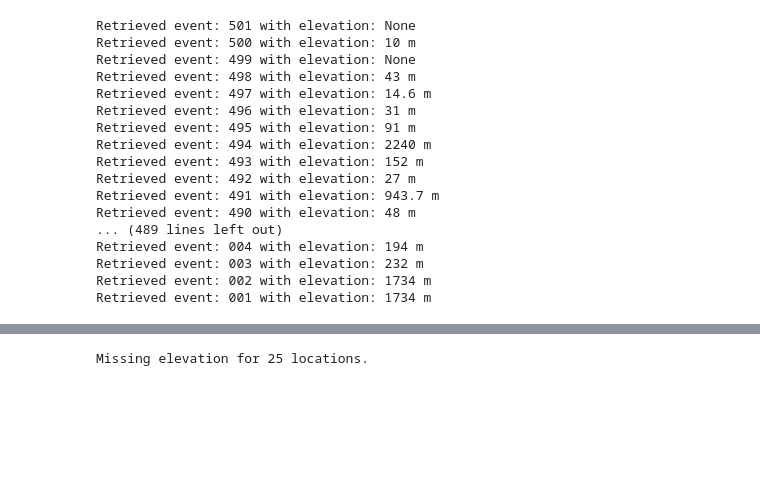
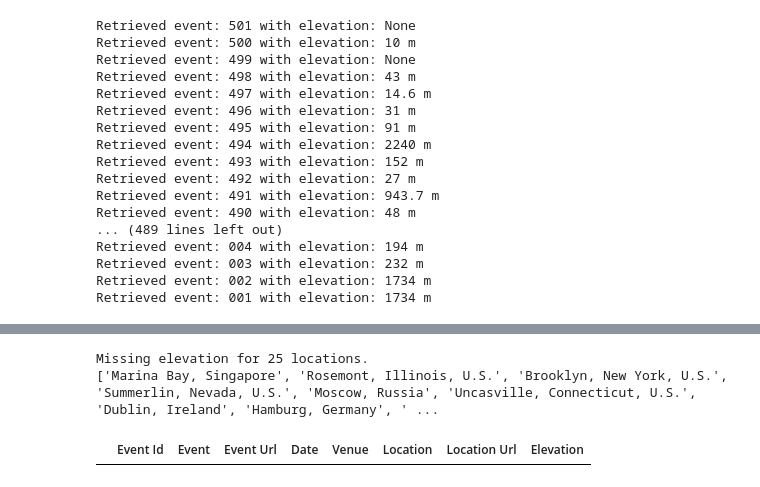
Before and after one commit to JamesPeralta/UFC-Fight-Predictor, a Jupyter notebook: Event_With_Elevation.ipynb, the cells around one changed output, grey strips where cells are left out. Saved outputs shown, nothing was run; the diff lists cells and outputs as text; code cells hidden in the pictures; blank space fills up the shorter version.

Commit message:
added code to grab fighter location and elevation of that location

```diff
--- a/Event_With_Elevation.ipynb
+++ b/Event_With_Elevation.ipynb
@@ -35,10 +36,12 @@ def get_elevation(url):
 
     if(elevation_str != ''):
         regex = '([\d]+|[\d\,\d]+|[\d\.\d]+|[\d\,]+[\.\d]+)(\sm)'
-        elevation, elevation_unit = re.search(regex, elevation_str).group().split()
-        elevation = re.sub(',', '', elevation)
-        return (elevation + ' ' + elevation_unit).strip()
-
+        try:
+            elevation, elevation_unit = re.search(regex, elevation_str).group().split()
+            elevation = re.sub(',', '', elevation)
+            return (elevation + ' ' + elevation_unit).strip()
+        except:
+            return None
     return None
 
 def get_column_value(row, col_num, get_url):
@@ -111,5 +114,42 @@ past_events_data.loc[past_events_data['Location Url'] == '/wiki/Las_Vegas_Valley
 # %%
 empty_locations = past_events_data[past_events_data['Elevation'].isnull()]['Location']
 print('Missing elevation for', len(list(set(empty_locations))), 'locations.')
+print(list(set(empty_locations)))
 # %% [output]
 Missing elevation for 25 locations.
+['Marina Bay, Singapore', 'Rosemont, Illinois, U.S.', 'Brooklyn, New York, U.S.', 'Summerlin, Nevada, U.S.', 'Moscow, Russia', 'Uncasville, Connecticut, U.S.', 'Dublin, Ireland', 'Hamburg, Germany', ' ...
+# %%
+missing_elevations = {
+    'Saint Petersburg, Russia' : '175.9 m',
+    'Adelaide, Australia': '727 m',
+    'Sydney, Australia': '130 m',
+    'Saitama, Japan': '20 m',
+    'Dublin, Ireland': '85 m',
+    'Uncasville, Connecticut, U.S.': '335 m',
+    'Rosemont, Illinois, U.S.': '194.8 m',
+    'Brisbane, Australia': '27 m',
+    'Fort Hood, Texas, U.S.': '219 m',
+    'Belfast, Northern Ireland, U.K.': '80 m',
+    'Newcastle upon Tyne, England, U.K.': '56 m',
+    'Gold Coast, Australia': '16 m',
+    'Perth, Australia': '15 m',
+    'Glasgow, Scotland, U.K.': '6 m',
+    'Hamburg, Germany': '116.2 m',
+    'Fort Campbell, Kentucky, U.S.': '168 m',
+    'Moscow, Russia': '156 m',
+    'Marina Bay, Singapore': '0 m',
+    'Pasay, Philippines': '12 m',
+    'Mashantucket, Connecticut, U.S.': '90 m',
+    'Chiba, Japan': '0 m',
+    'Kallang, Singapore': '15 m',
+    'Yokohama, Japan': '43 m',
+    'Summerlin, Nevada, U.S.': '822 m',
+    'Brooklyn, New York, U.S.': '66 m'
+}
+# %%
+for location in empty_locations:
+    past_events_data.loc[past_events_data['Location'] == location, 'Elevation'] = missing_elevations[location]
+# %%
+past_events_data[past_events_data['Elevation'].isnull()]
+# %% [output]
+|  | Event Id | Event | Event Url | Date | Venue | Location | Location Url | Elevation |
```
Also changed, not shown: parts of 5 cells of this notebook.
